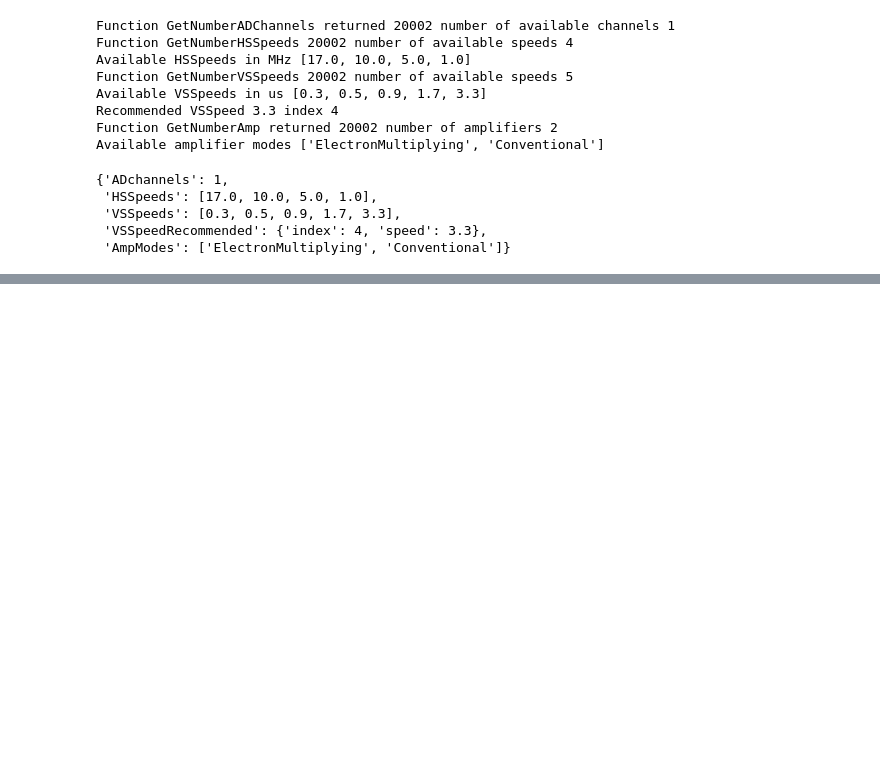
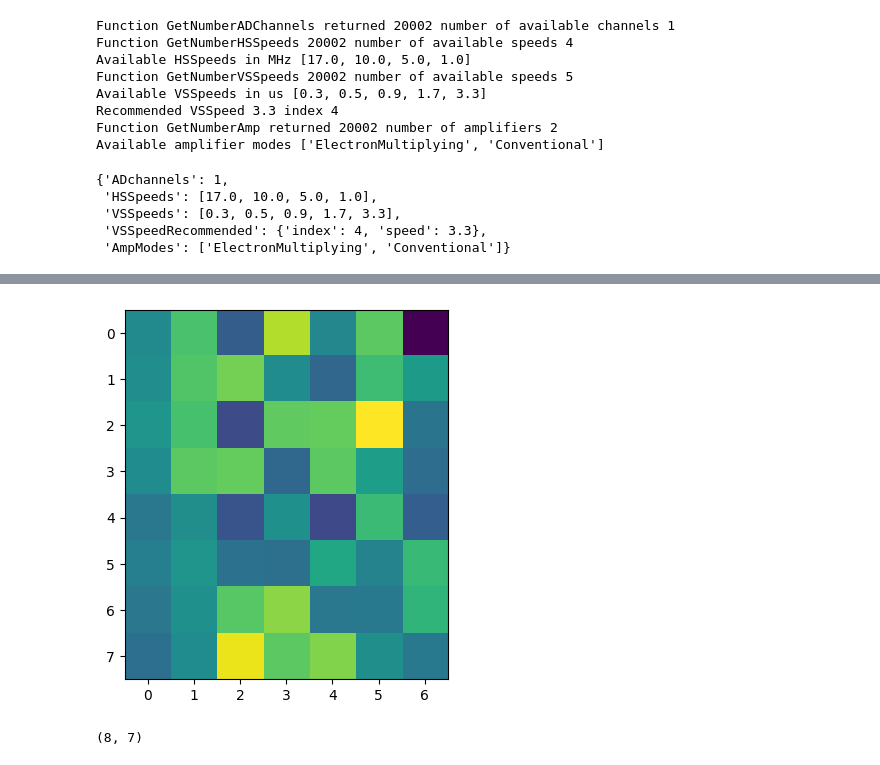
Before and after one commit to ellenle3/pyRTC-IRTF, a Jupyter notebook: IRTF/felixsim.ipynb, the cells around one changed output, grey strips where cells are left out. Drawn from its saved outputs; the diff is of its cells as text; code cells hidden in the pictures; blank space fills up the shorter version.

```diff
--- a/IRTF/felixsim.ipynb
+++ b/IRTF/felixsim.ipynb
@@ -306,0 +351,11 @@ Using VSSpeed index 1: 0.50 µs
+# %%
+imat = np.load("/Users/ellenlee/Documents/pyRTC-IRTF/IRTF/calib/imat/imat.poke.20251002.c.npy")
+plt.figure()
+plt.imshow(imat)
+plt.show()
+# %% [output]
+[figure, added]
+# %%
+imat.shape
+# %% [output]
+(8, 7)
```
Also changed, not shown: parts of 42 cells of this notebook, 20 other files.
